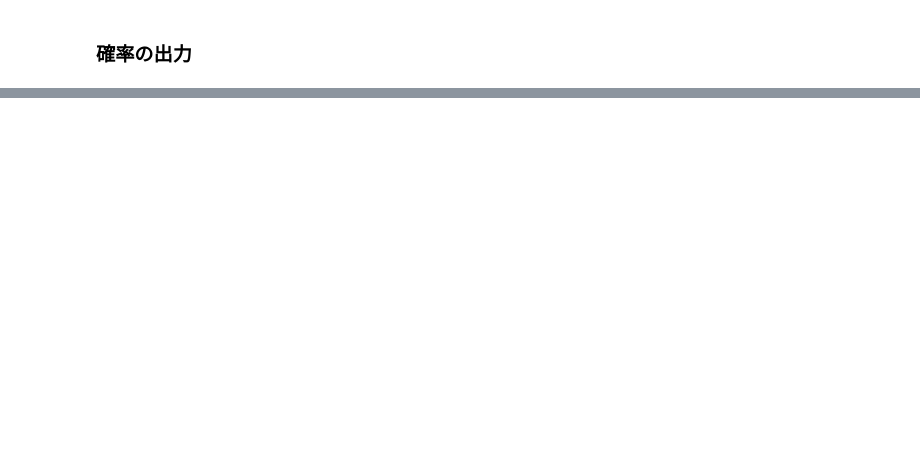
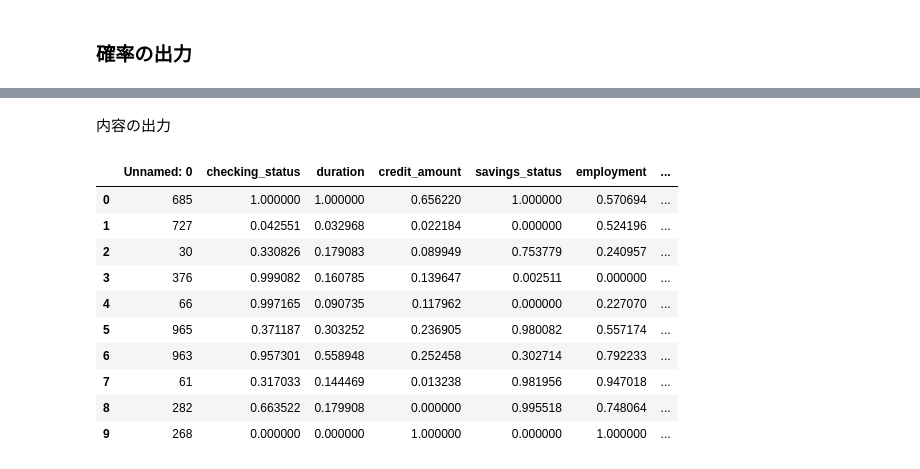
Before and after one commit to ShotaArima/lowprofool_x86, a Jupyter notebook: src/Playground.ipynb, the cells around one changed output, grey strips where cells are left out. Drawn from its saved outputs; the diff is of its cells as text; code cells hidden in the pictures; blank space fills up the shorter version.

```diff
--- a/src/Playground.ipynb
+++ b/src/Playground.ipynb
@@ -752,0 +753,16 @@ tensor([[0.9865, 0.0135],
+# %% [markdown]
+内容の出力
+# %%
+df_adv_lpf
+# %% [output]
+|  | Unnamed: 0 | checking_status | duration | credit_amount | savings_status | employment | ... |
+| 0 | 685 | 1.000000 | 1.000000 | 0.656220 | 1.000000 | 0.570694 | ... |
+| 1 | 727 | 0.042551 | 0.032968 | 0.022184 | 0.000000 | 0.524196 | ... |
+| 2 | 30 | 0.330826 | 0.179083 | 0.089949 | 0.753779 | 0.240957 | ... |
+| 3 | 376 | 0.999082 | 0.160785 | 0.139647 | 0.002511 | 0.000000 | ... |
+| 4 | 66 | 0.997165 | 0.090735 | 0.117962 | 0.000000 | 0.227070 | ... |
+| 5 | 965 | 0.371187 | 0.303252 | 0.236905 | 0.980082 | 0.557174 | ... |
+| 6 | 963 | 0.957301 | 0.558948 | 0.252458 | 0.302714 | 0.792233 | ... |
+| 7 | 61 | 0.317033 | 0.144469 | 0.013238 | 0.981956 | 0.947018 | ... |
+| 8 | 282 | 0.663522 | 0.179908 | 0.000000 | 0.995518 | 0.748064 | ... |
+| 9 | 268 | 0.000000 | 0.000000 | 1.000000 | 0.000000 | 1.000000 | ... |
```
Also changed, not shown: parts of 23 cells of this notebook, 1 other file.
